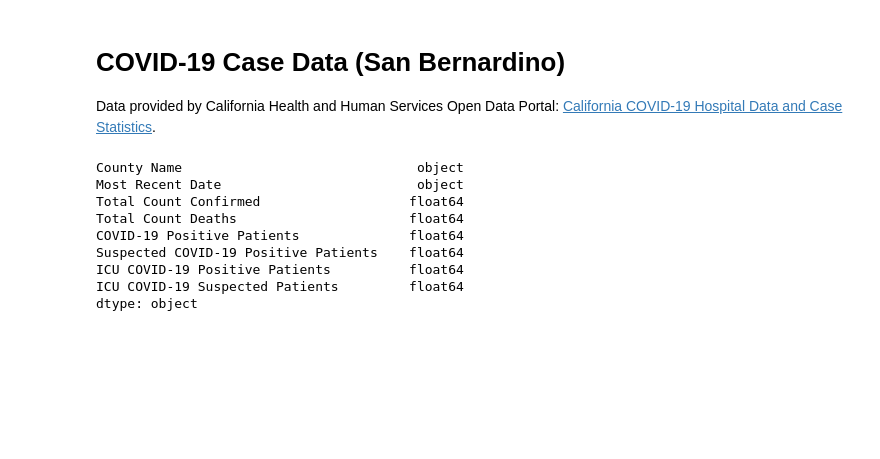
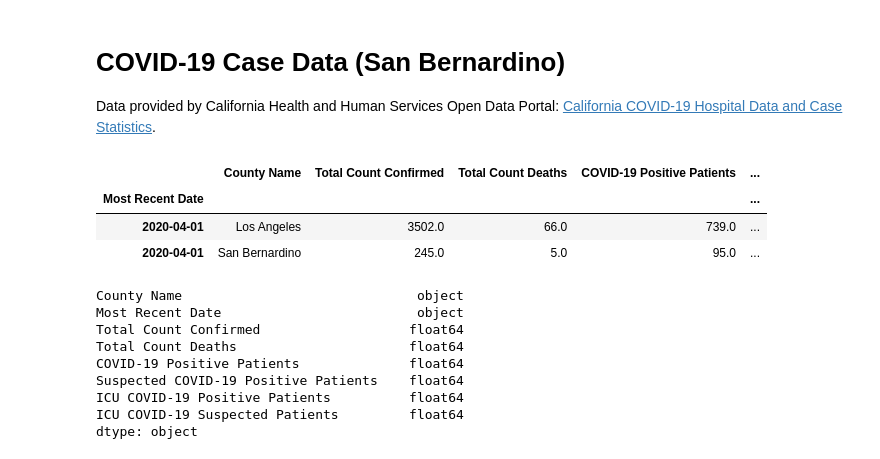
Before and after one commit to SarahEGood/covid19-SB, a Jupyter notebook: San_Bernardino_COVID-19_Data.ipynb, the cells around one changed output. Saved outputs shown, nothing was run; the diff lists cells and outputs as text; code cells hidden in the pictures; blank space fills up the shorter version.

```diff
--- a/San_Bernardino_COVID-19_Data.ipynb
+++ b/San_Bernardino_COVID-19_Data.ipynb
@@ -5,11 +5,21 @@ Data provided by California Health and Human Services Open Data Portal: [Califor
 # %%
 import pandas as pd
 import numpy as np
 import matplotlib.pyplot as plt
+import seaborn as sns
 
 df = pd.read_csv("data/covid19data.csv")
 
-df.head(5)
+# Make index the date column.
+df.index = pd.DatetimeIndex(df['Most Recent Date'])
+df.pop('Most Recent Date')
+
+df.head(2)
+# %% [output]
+|  | County Name | Total Count Confirmed | Total Count Deaths | COVID-19 Positive Patients | ... |
+| Most Recent Date |  |  |  |  | ... |
+| 2020-04-01 | Los Angeles | 3502.0 | 66.0 | 739.0 | ... |
+| 2020-04-01 | San Bernardino | 245.0 | 5.0 | 95.0 | ... |
 # %%
 df_sb = df[df['County Name'] == 'San Bernardino']
 
```
Also changed, not shown: parts of 3 cells of this notebook.
